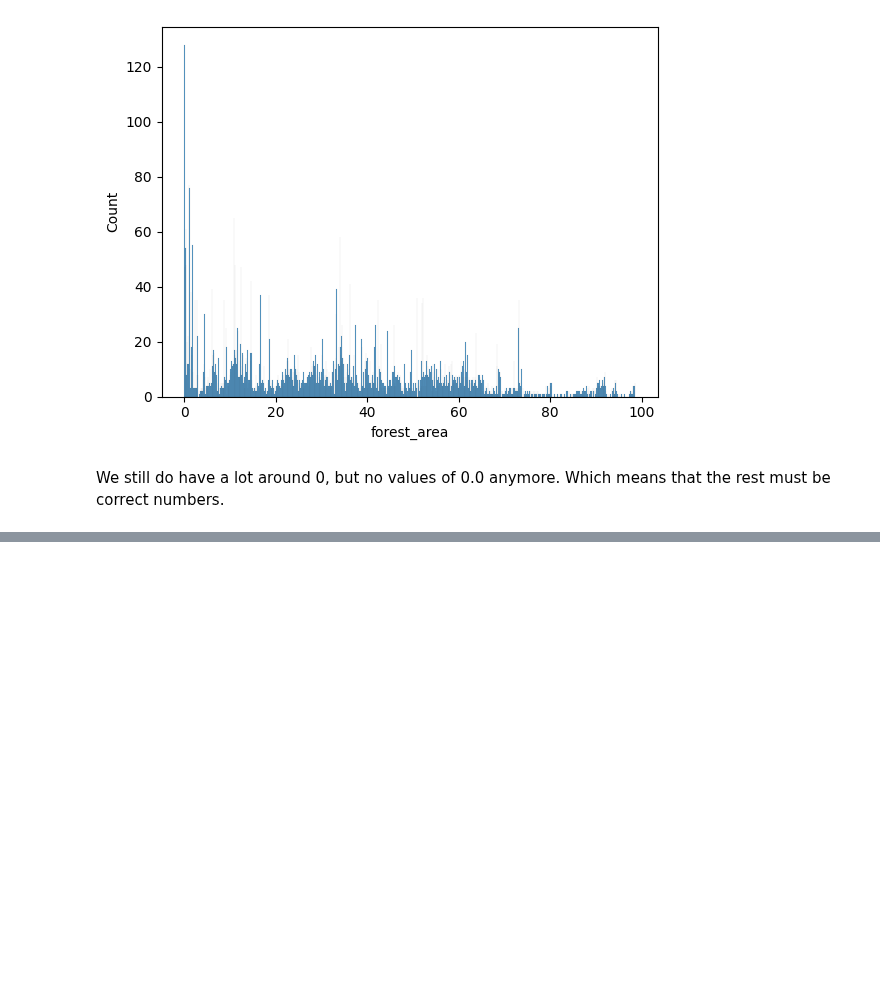
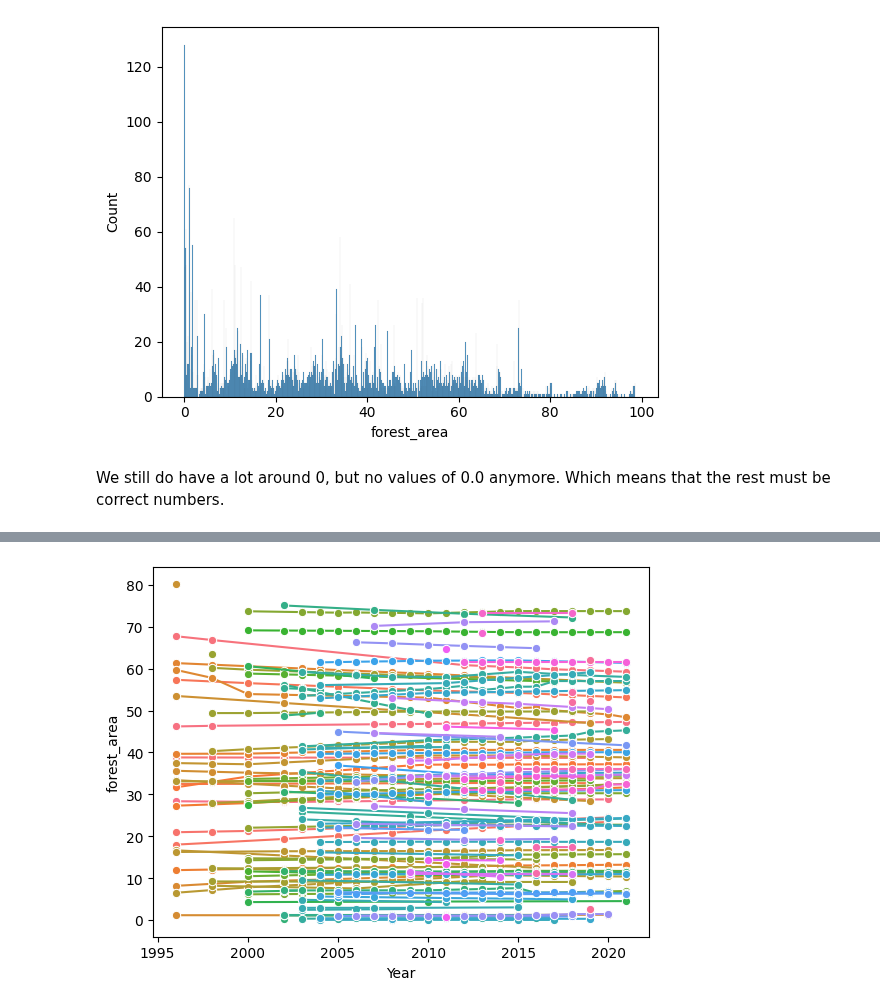
Before and after one commit to marcbarc19/DataScienceExam, a Jupyter notebook: forest-modelling.ipynb, the cells around one changed output, grey strips where cells are left out. Cells and saved outputs as stored; diff of their text form; code cells hidden in the pictures; blank space fills up the shorter version.

```diff
--- a/forest-modelling.ipynb
+++ b/forest-modelling.ipynb
@@ -293,0 +392,4 @@ plt.show()
+# %%
+forest_full = pd.read_csv('forest-modelling.csv')
+
+forest_full.info()
@@ -293,0 +436,5 @@ plt.show()
+# %%
+forest = forest_full.drop(columns=['ICT', 'Innovation'])
+
+forest = forest.dropna()
+print(forest)
@@ -293,0 +479,12 @@ plt.show()
+# %%
+sns.lineplot(data=forest, x='Year', y='forest_area', hue='Country Code', marker='o', legend=False)
+
+# Add title and labels
+#plt.title('Log Transformed Time Series Data')
+#plt.xlabel('Year')
+#plt.ylabel('Log Transformed Value')
+
+# Show the plot
+plt.show()
+# %% [output]
+[figure, added]
```
Also changed, not shown: parts of 16 cells of this notebook, 1 other file.
